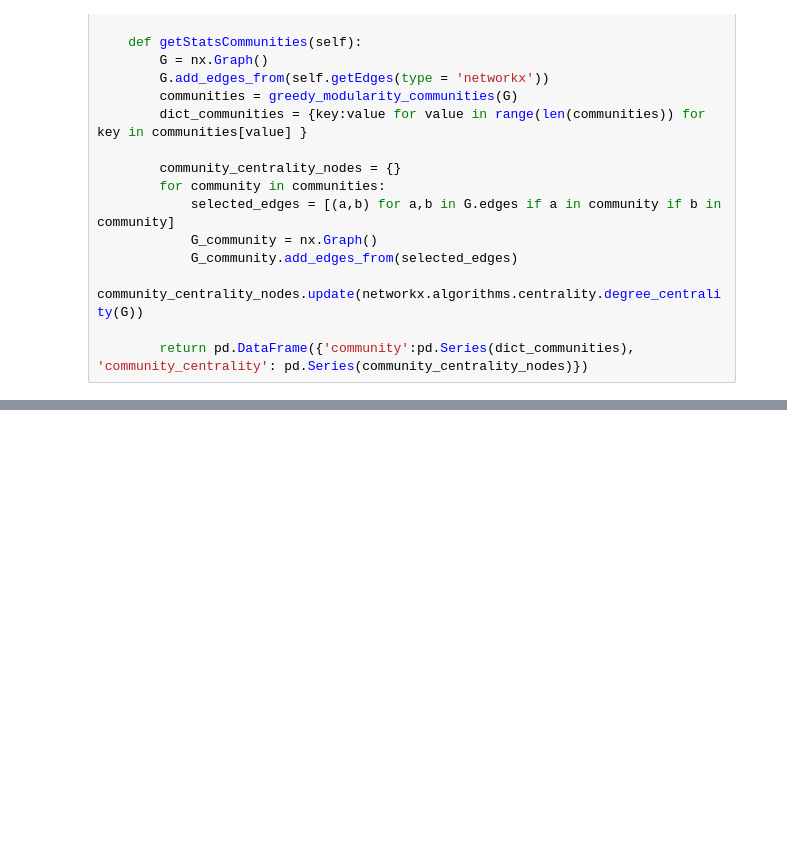
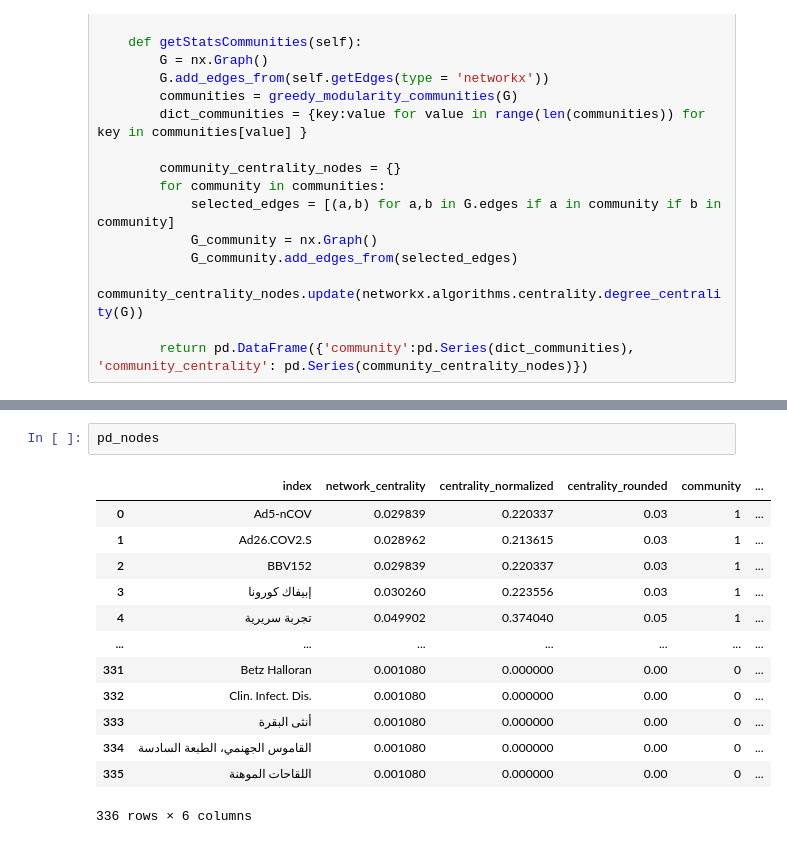
Before and after one commit to teijehidde/Comparing-Wiki-Knowledge-Networks, a Jupyter notebook: Code/Notebook_app.ipynb, the cells around one changed output, grey strips where cells are left out. Saved outputs shown, nothing was run; the diff lists cells and outputs as text; blank space fills up the shorter version.

```diff
--- a/Code/Notebook_app.ipynb
+++ b/Code/Notebook_app.ipynb
@@ -144,0 +143,16 @@ wiki_network.getStatsNodes()
+# %%
+pd_nodes
+# %% [output]
+|  | index | network_centrality | centrality_normalized | centrality_rounded | community | ... |
+| 0 | Ad5-nCOV | 0.029839 | 0.220337 | 0.03 | 1 | ... |
+| 1 | Ad26.COV2.S | 0.028962 | 0.213615 | 0.03 | 1 | ... |
+| 2 | BBV152 | 0.029839 | 0.220337 | 0.03 | 1 | ... |
+| 3 | إبيفاك كورونا | 0.030260 | 0.223556 | 0.03 | 1 | ... |
+| 4 | تجربة سريرية | 0.049902 | 0.374040 | 0.05 | 1 | ... |
+| ... | ... | ... | ... | ... | ... | ... |
+| 331 | Betz Halloran | 0.001080 | 0.000000 | 0.00 | 0 | ... |
+| 332 | Clin. Infect. Dis. | 0.001080 | 0.000000 | 0.00 | 0 | ... |
+| 333 | أنثى البقرة | 0.001080 | 0.000000 | 0.00 | 0 | ... |
+| 334 | القاموس الجهنمي، الطبعة السادسة | 0.001080 | 0.000000 | 0.00 | 0 | ... |
+| 335 | اللقاحات الموهنة | 0.001080 | 0.000000 | 0.00 | 0 | ... |
+336 rows × 6 columns
```
Also changed, not shown: parts of 12 cells of this notebook, 1 other file.
